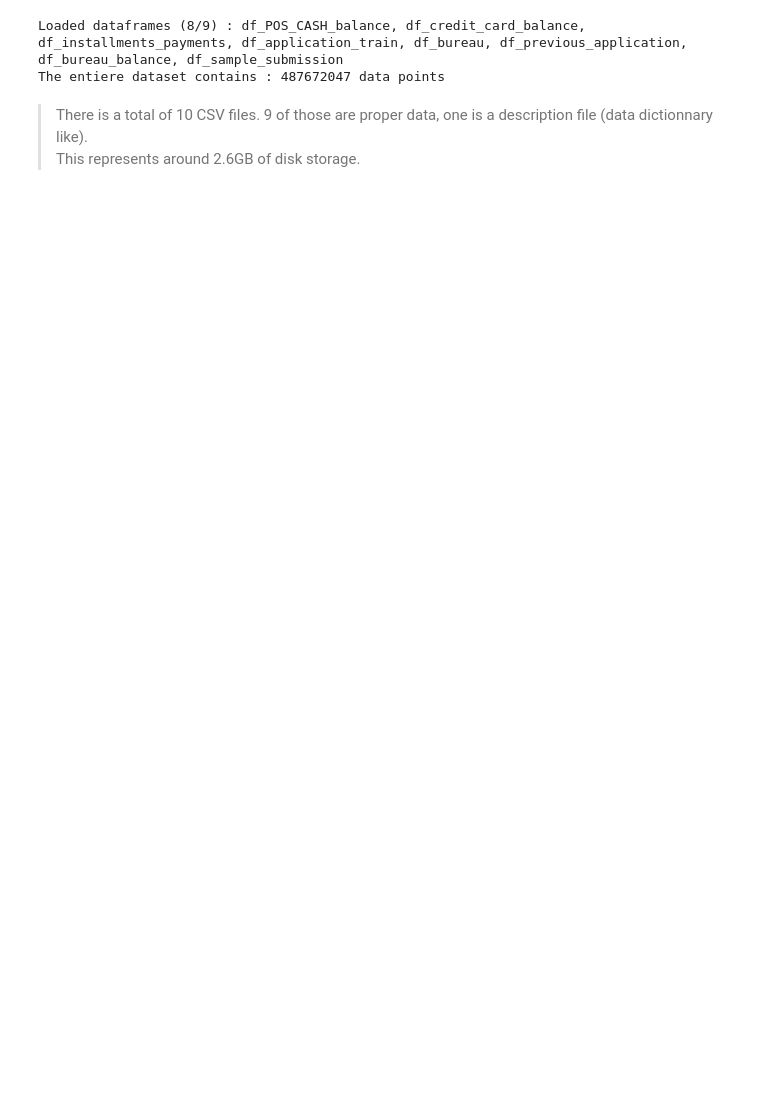
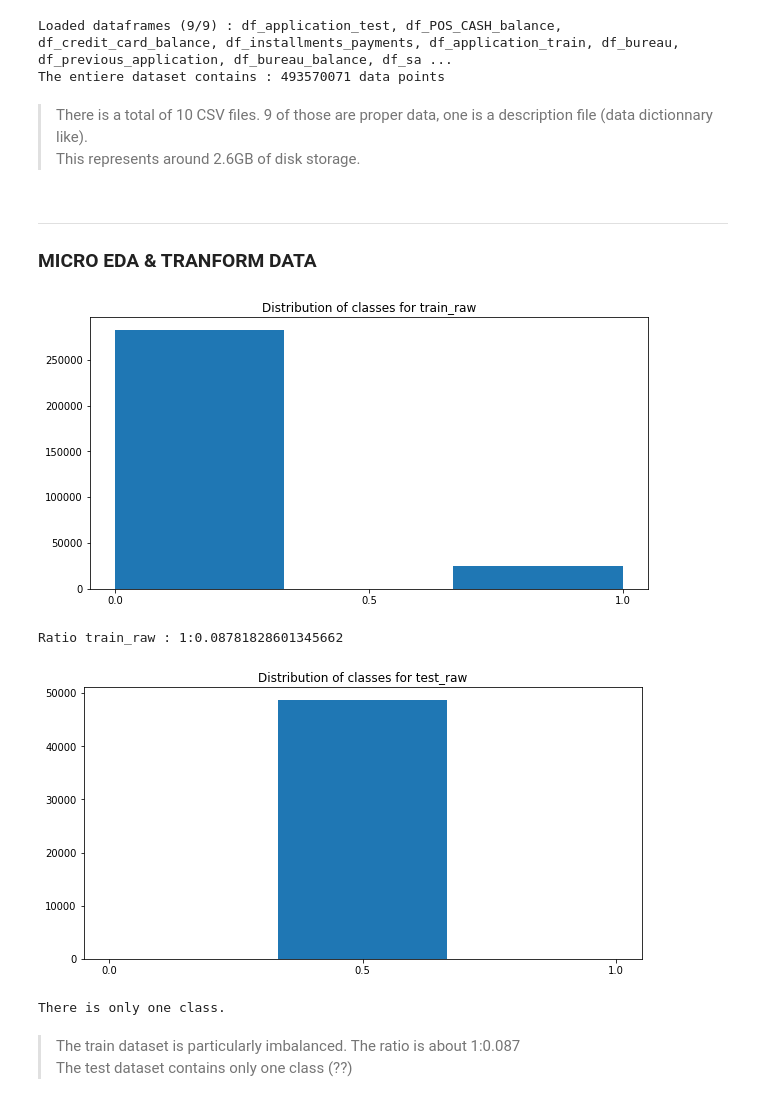
Before and after one commit to theoprovost/scoring_client, a Jupyter notebook: nb.ipynb, the cells around one changed output. Cells and saved outputs as stored; diff of their text form; code cells hidden in the pictures; blank space fills up the shorter version.

```diff
--- a/nb.ipynb
+++ b/nb.ipynb
@@ -13,7 +39,7 @@ import pandas as pd
 # Load provided CSV files and stores them in variables such as :
 # > df_[<name_of_csv_file_withtout_extension>] = csv data as pd.DataFrame
 
-DISPlAY = False
+DISPlAY = True
 
 EXCLUDE = ['HomeCredit_columns_description.csv']
 ENCODING = 'ISO-8859-1'
@@ -24,7 +50,7 @@ N_DATA_CSV = len([f for f in DATA_PATH if f not in EXCLUDE])
 list_labels = []
 print('Data importation :\n')
 for file in DATA_PATH:
-    print('-' * 20, '\nFrom :', file)
+    print('-' * 150, '\nFrom :', file)
     if file not in EXCLUDE:
         df = pd.read_csv(os.path.join(DIR_PATH, file), encoding = ENCODING, memory_map = True)
         file_str = file.split('.')[0]
@@ -32,11 +58,11 @@ for file in DATA_PATH:
         globals()[var_name] = df
         describe = df.describe()
         list_labels.append(df.columns.to_list())
-        print('File loaded -> {}'.format(var_name))
+        print('File loaded -> {}'.format(var_name), '\n')
+        if DISPlAY:
+            display(df.head(1), describe)
     else:
         print('This file is ignored')
-    if DISPlAY:
-        display(df.head(), describe)
 
 if DISPlAY:
     print('\nList of all labels :\n', ', '.join([j for sub in list_labels for j in sub]))
@@ -63,7 +123,6 @@ Wall time: 1min 47s
 # %%
 # Make sure all CSV files were loaded
-EXCLUDE_TEST = 'df_application_test'
-dfs = {key: globals()[key] for key in globals() if str(key).startswith('df_') and key not in EXCLUDE_TEST}
+dfs = {key: globals()[key] for key in globals() if str(key).startswith('df_') and key not in EXCLUDE}
 print('Loaded dataframes ({}/{}) :'.format(len(dfs.keys()), N_DATA_CSV), ', '.join(list(dfs.keys())))
 
 dfs_raw = [globals()[df] for df in list(dfs.keys())]
@@ -72,8 +131,8 @@ for df in dfs_raw:
     data_points.append(len(df.columns) * len(df.index))
 print('The entiere dataset contains :', sum(data_points), 'data points')
 # %% [output]
-Loaded dataframes (8/9) : df_POS_CASH_balance, df_credit_card_balance, df_installments_payments, df_application_train, df_bureau, df_previous_application, df_bureau_balance, df_sample_submission
-The entiere dataset contains : 487672047 data points
+Loaded dataframes (9/9) : df_application_test, df_POS_CASH_balance, df_credit_card_balance, df_installments_payments, df_application_train, df_bureau, df_previous_application, df_bureau_balance, df_sa ...
+The entiere dataset contains : 493570071 data points
 # %% [markdown]
 > There is a total of 10 CSV files. 9 of those are proper data, one is a description file (data dictionnary like). <br>
 > This represents around 2.6GB of disk storage.
@@ -83,6 +139,33 @@ The entiere dataset contains : 487672047 data points
+# %% [markdown]
+------
+### MICRO EDA & TRANFORM DATA
+# %%
+# Merge dfs to get targets values
+df_application_test = pd.merge(df_application_test, df_sample_submission, on='SK_ID_CURR')
 # %%
-LABEL_ID = 'SK_ID_PREV'
+# Check repartition of targets
+def getRatio(dfs, title=[]):
+    for i, df in enumerate(dfs):
+        plt.figure(figsize=(10, 5))
+        plt.hist(df[['TARGET']], bins=3)
+        plt.xticks([0, 0.5, 1])
+        plt.title('Distribution of classes for {}'.format(title[i]))
+        plt.show()
 
-for i, df in enumerate(dfs):
-    print(i, LABEL_ID in df.columns)
+        if len(df['TARGET'].value_counts()) > 1:
+            zeros, ones = df['TARGET'].value_counts()
+            ratio = '1:{}'.format(ones / zeros)
+            print('Ratio {} : {}'.format(title[i], ratio))
+        else:
+            print('There is only one class.')
+
+getRatio([df_application_train, df_application_test], ['train_raw', 'test_raw'])
+# %% [output]
+[figure, added]
+Ratio train_raw : 1:0.08781828601345662
+[figure, added]
+There is only one class.
+# %% [markdown]
+> The train dataset is particularly imbalanced. The ratio is about 1:0.087 <br>
+> The test dataset contains only one class (??)
 # %%
```
Also changed, not shown: parts of 34 cells of this notebook, 2 other files.
